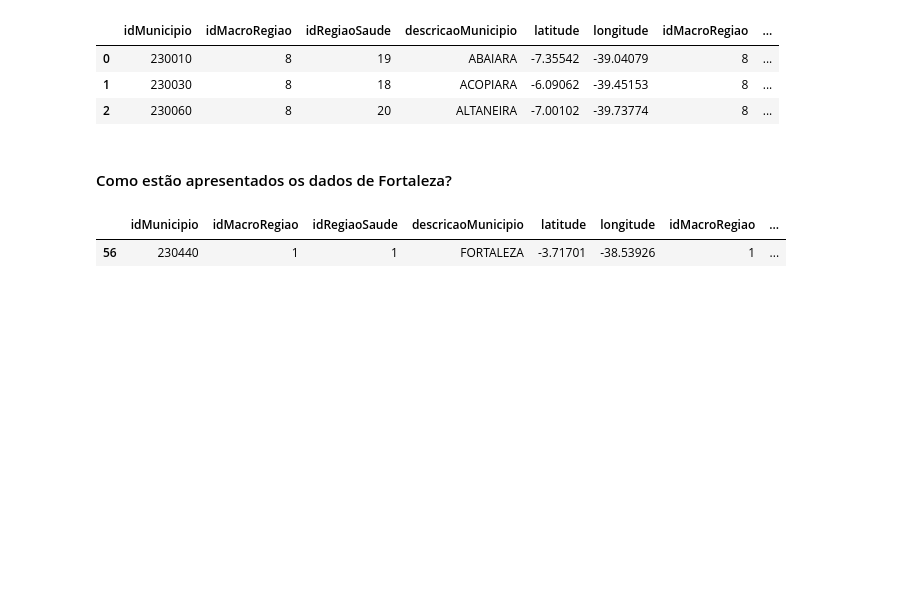
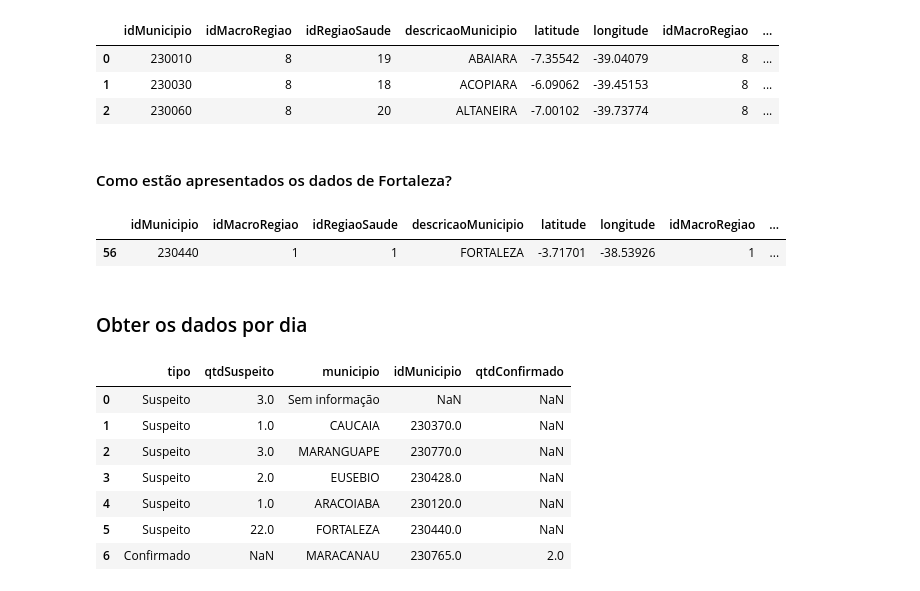
Before and after one commit to andreloc/painel-covid-19-ce, a Jupyter notebook: notebooks/extract_covid_data_integrasus_ce.ipynb, the cells around one changed output. Cells and saved outputs as stored; diff of their text form; code cells hidden in the pictures; blank space fills up the shorter version.

Commit message:
Adicionando alguns dados de suspeitos vs confirmados por municipio

```diff
--- a/notebooks/extract_covid_data_integrasus_ce.ipynb
+++ b/notebooks/extract_covid_data_integrasus_ce.ipynb
@@ -192,6 +192,19 @@ df_parcial[df_parcial.descricaoMunicipio == 'FORTALEZA']
 # %% [output]
 |  | idMunicipio | idMacroRegiao | idRegiaoSaude | descricaoMunicipio | latitude | longitude | idMacroRegiao | ... |
 | 56 | 230440 | 1 | 1 | FORTALEZA | -3.71701 | -38.53926 | 1 | ... |
+# %% [markdown]
+### Obter os dados por dia
+# %%
+get_dataframe('https://indicadores.integrasus.saude.ce.gov.br/api/coronavirus/qtd-por-municipio', data='2020-03-03')
+# %% [output]
+|  | tipo | qtdSuspeito | municipio | idMunicipio | qtdConfirmado |
+| 0 | Suspeito | 3.0 | Sem informação | NaN | NaN |
+| 1 | Suspeito | 1.0 | CAUCAIA | 230370.0 | NaN |
+| 2 | Suspeito | 3.0 | MARANGUAPE | 230770.0 | NaN |
+| 3 | Suspeito | 2.0 | EUSEBIO | 230428.0 | NaN |
+| 4 | Suspeito | 1.0 | ARACOIABA | 230120.0 | NaN |
+| 5 | Suspeito | 22.0 | FORTALEZA | 230440.0 | NaN |
+| 6 | Confirmado | NaN | MARACANAU | 230765.0 | 2.0 |
 # %%
 df = df_parcial
 fig = px.scatter_mapbox(df, lat="latitude", lon="longitude",
```
Also changed, not shown: parts of 1 cell of this notebook, 3 other files.
